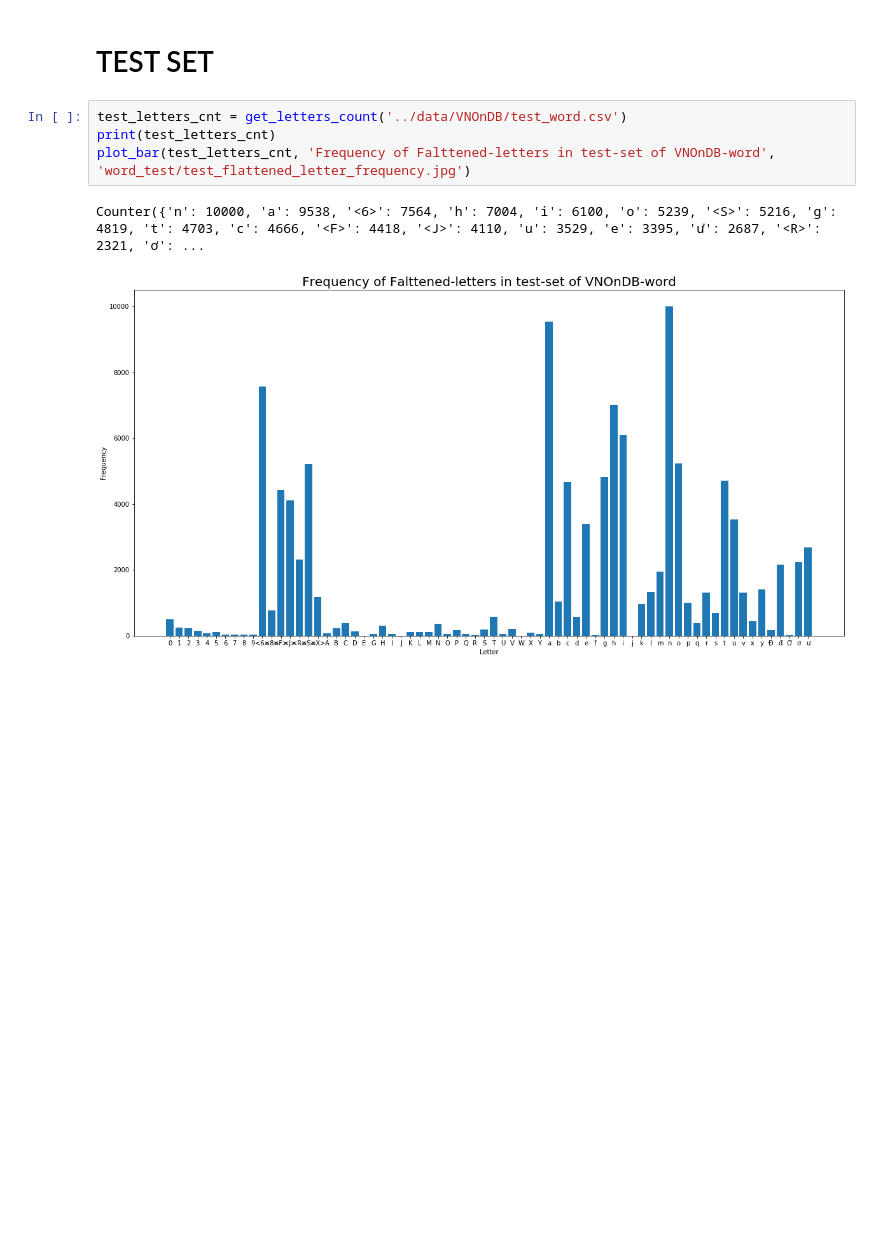
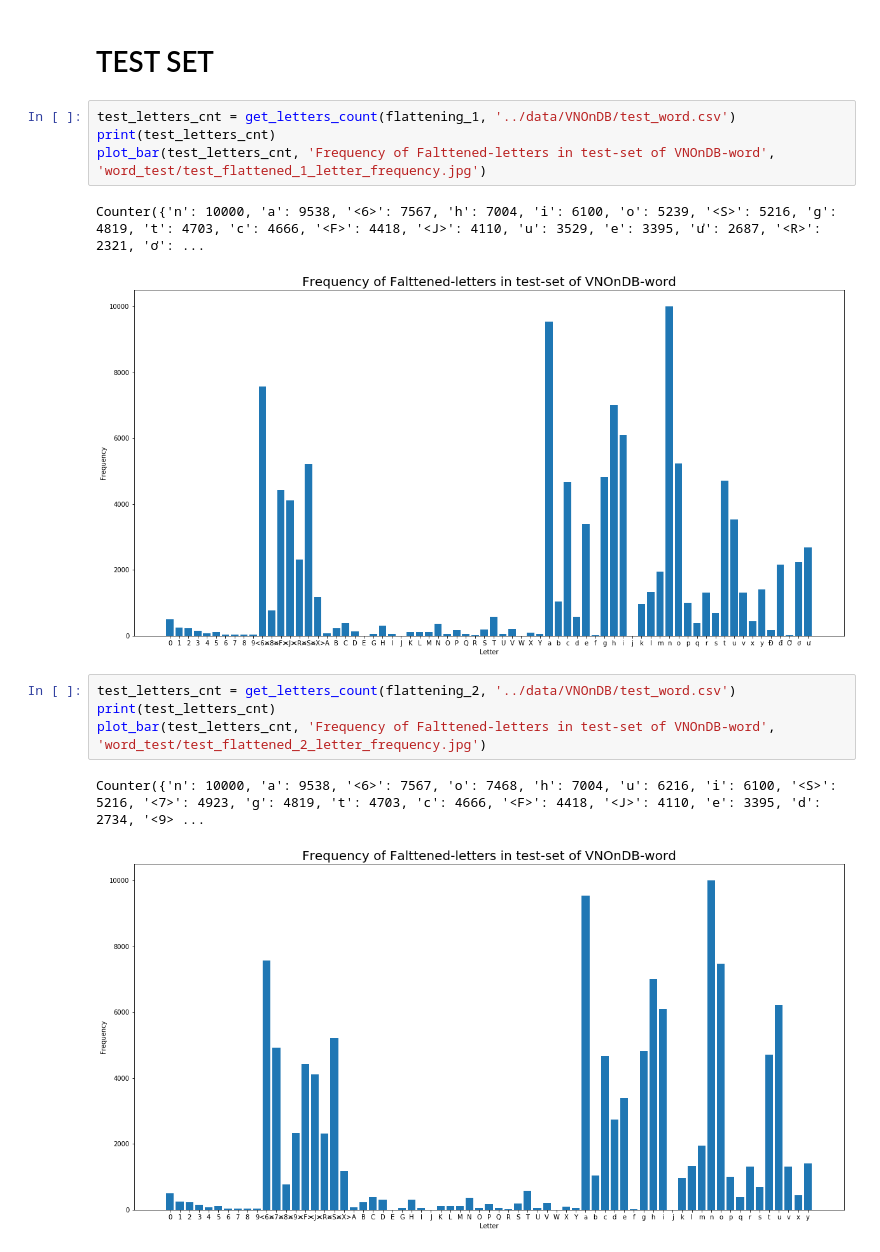
Before and after one commit to VinhLoiIT/vietnamese-htr, a Jupyter notebook: stat/flatten_label.ipynb, the cells around one changed output. Saved outputs shown, nothing was run; the diff lists cells and outputs as text; blank space fills up the shorter version.

```diff
--- a/stat/flatten_label.ipynb
+++ b/stat/flatten_label.ipynb
@@ -164,9 +234,16 @@ Counter({'n': 7402, 'a': 6875, '<6>': 5642, 'h': 5166, 'i': 4553, 'o': 4093, '<S
 # %% [markdown]
 # TEST SET
 # %%
-test_letters_cnt = get_letters_count('../data/VNOnDB/test_word.csv')
+test_letters_cnt = get_letters_count(flattening_1, '../data/VNOnDB/test_word.csv')
 print(test_letters_cnt)
-plot_bar(test_letters_cnt, 'Frequency of Falttened-letters in test-set of VNOnDB-word', 'word_test/test_flattened_letter_frequency.jpg')
+plot_bar(test_letters_cnt, 'Frequency of Falttened-letters in test-set of VNOnDB-word', 'word_test/test_flattened_1_letter_frequency.jpg')
 # %% [output]
-Counter({'n': 10000, 'a': 9538, '<6>': 7564, 'h': 7004, 'i': 6100, 'o': 5239, '<S>': 5216, 'g': 4819, 't': 4703, 'c': 4666, '<F>': 4418, '<J>': 4110, 'u': 3529, 'e': 3395, 'ư': 2687, '<R>': 2321, 'ơ': ...
+Counter({'n': 10000, 'a': 9538, '<6>': 7567, 'h': 7004, 'i': 6100, 'o': 5239, '<S>': 5216, 'g': 4819, 't': 4703, 'c': 4666, '<F>': 4418, '<J>': 4110, 'u': 3529, 'e': 3395, 'ư': 2687, '<R>': 2321, 'ơ': ...
 [figure]
+# %%
+test_letters_cnt = get_letters_count(flattening_2, '../data/VNOnDB/test_word.csv')
+print(test_letters_cnt)
+plot_bar(test_letters_cnt, 'Frequency of Falttened-letters in test-set of VNOnDB-word', 'word_test/test_flattened_2_letter_frequency.jpg')
+# %% [output]
+Counter({'n': 10000, 'a': 9538, '<6>': 7567, 'o': 7468, 'h': 7004, 'u': 6216, 'i': 6100, '<S>': 5216, '<7>': 4923, 'g': 4819, 't': 4703, 'c': 4666, '<F>': 4418, '<J>': 4110, 'e': 3395, 'd': 2734, '<9> ...
+[figure, added]
```
Also changed, not shown: parts of 12 cells of this notebook, 30 other files.
